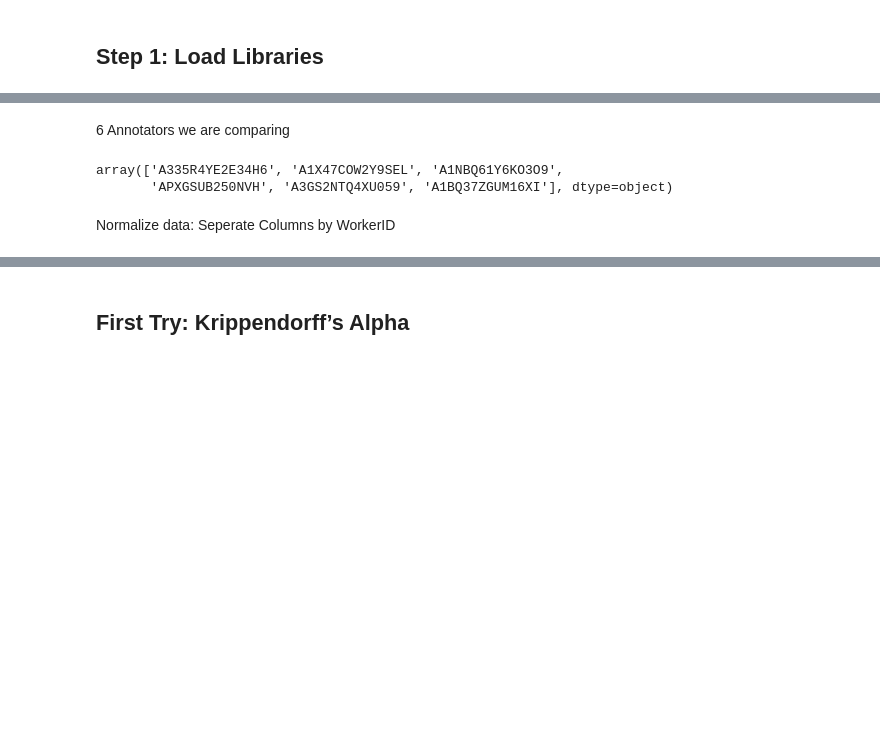
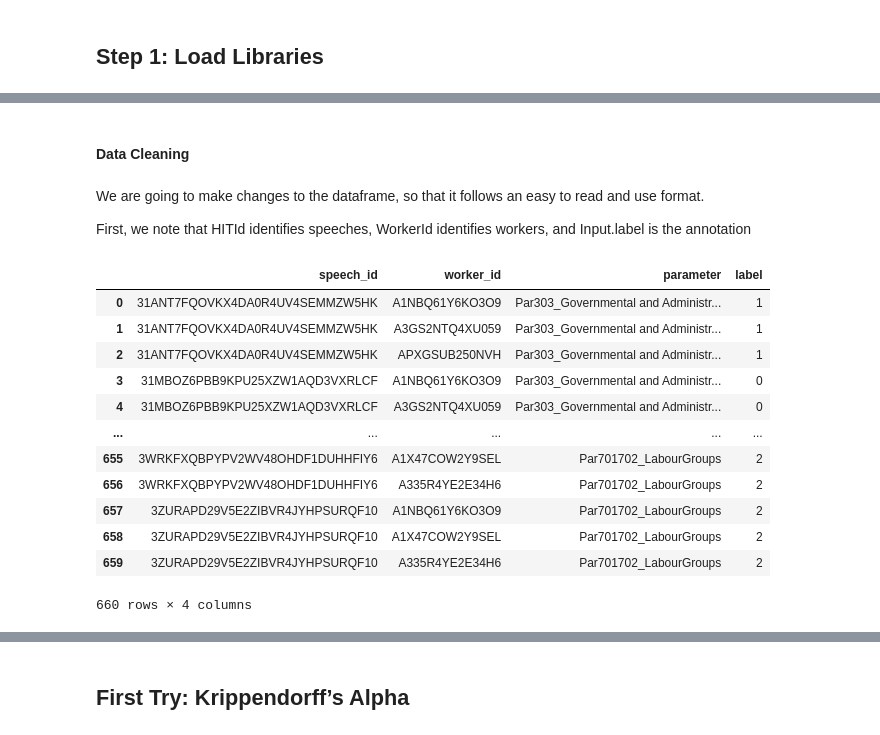
Before and after one commit to toletich311/manifesto_annotations, a Jupyter notebook: Annotations/Annotations_Descriptive_Statistics.ipynb, the cells around one changed output, grey strips where cells are left out. Cells and saved outputs as stored; diff of their text form; code cells hidden in the pictures; blank space fills up the shorter version.

```diff
--- a/Annotations/Annotations_Descriptive_Statistics.ipynb
+++ b/Annotations/Annotations_Descriptive_Statistics.ipynb
@@ -39,9 +46,36 @@ df
+# %% [markdown]
+#### **Data Cleaning**
 # %% [markdown]
-6 Annotators we are comparing
+<p> We are going to make changes to the dataframe, so that it follows an easy to read and use format.</p>
+
+<p> First, we note that HITId identifies speeches, WorkerId identifies workers, and Input.label is the annotation </p>
 # %%
-df['WorkerId'].unique()
+# only keep needed columns and rename
+df_clean = df[['HITId', 'WorkerId', 'Input.parameter', 'Input.label']].copy() #remove unnecessary columns
+df_clean.rename(columns={
+    'HITId': 'speech_id',
+    'WorkerId': 'worker_id',
+    'Input.parameter': 'parameter',
+    'Input.label': 'label'
+}, inplace=True)
+
+# extra cleaning, dropping nulls, making sure all labels are ints,
+df_clean = df_clean.sort_values(by=['parameter', 'speech_id', 'worker_id']).reset_index(drop=True)
+
+# Final preview
+
+df_clean
 # %% [output]
+|  | speech_id | worker_id | parameter | label |
+| 0 | 31ANT7FQOVKX4DA0R4UV4SEMMZW5HK | A1NBQ61Y6KO3O9 | Par303_Governmental and Administr... | 1 |
+| 1 | 31ANT7FQOVKX4DA0R4UV4SEMMZW5HK | A3GS2NTQ4XU059 | Par303_Governmental and Administr... | 1 |
+| 2 | 31ANT7FQOVKX4DA0R4UV4SEMMZW5HK | APXGSUB250NVH | Par303_Governmental and Administr... | 1 |
+| 3 | 31MBOZ6PBB9KPU25XZW1AQD3VXRLCF | A1NBQ61Y6KO3O9 | Par303_Governmental and Administr... | 0 |
+| 4 | 31MBOZ6PBB9KPU25XZW1AQD3VXRLCF | A3GS2NTQ4XU059 | Par303_Governmental and Administr... | 0 |
+| ... | ... | ... | ... | ... |
+| 655 | 3WRKFXQBPYPV2WV48OHDF1DUHHFIY6 | A1X47COW2Y9SEL | Par701702_LabourGroups | 2 |
+| 656 | 3WRKFXQBPYPV2WV48OHDF1DUHHFIY6 | A335R4YE2E34H6 | Par701702_LabourGroups | 2 |
+| 657 | 3ZURAPD29V5E2ZIBVR4JYHPSURQF10 | A1NBQ61Y6KO3O9 | Par701702_LabourGroups | 2 |
+| 658 | 3ZURAPD29V5E2ZIBVR4JYHPSURQF10 | A1X47COW2Y9SEL | Par701702_LabourGroups | 2 |
+| 659 | 3ZURAPD29V5E2ZIBVR4JYHPSURQF10 | A335R4YE2E34H6 | Par701702_LabourGroups | 2 |
-array(['A335R4YE2E34H6', 'A1X47COW2Y9SEL', 'A1NBQ61Y6KO3O9',
-       'APXGSUB250NVH', 'A3GS2NTQ4XU059', 'A1BQ37ZGUM16XI'], dtype=object)
+660 rows × 4 columns
-# %% [markdown]
-Normalize data: Seperate Columns by WorkerID
```
Also changed, not shown: parts of 25 cells of this notebook.
